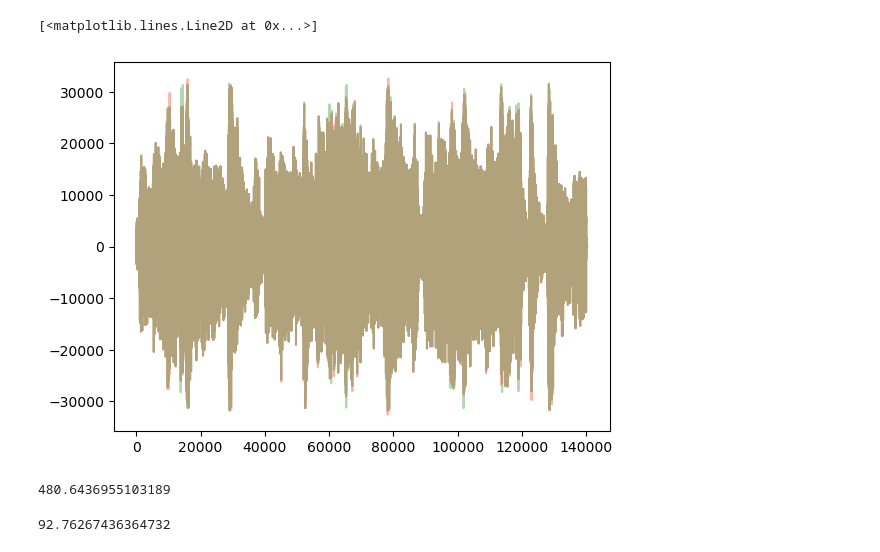
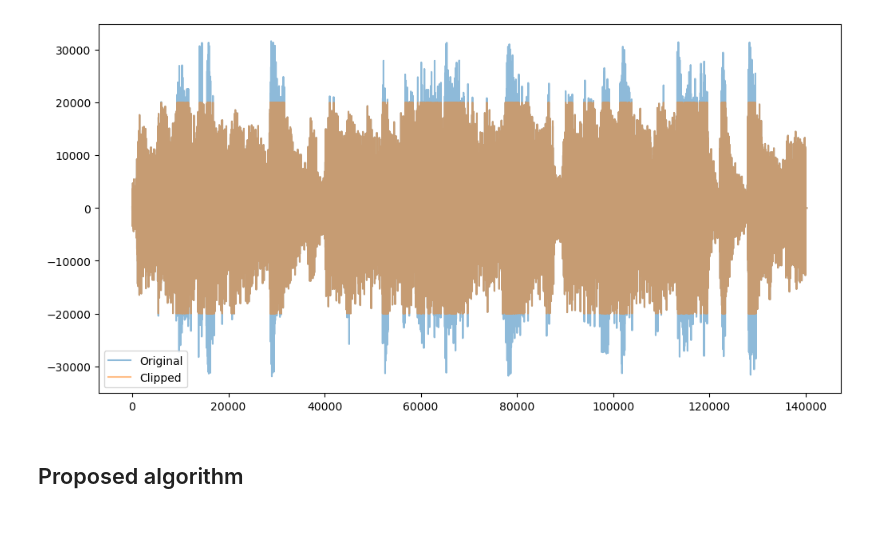
Before and after one commit to diegotg2000/SignalProcessing, a Jupyter notebook: Project/project.ipynb, the cells around one changed output. Saved outputs shown, nothing was run; the diff lists cells and outputs as text; code cells hidden in the pictures; blank space fills up the shorter version.

```diff
--- a/Project/project.ipynb
+++ b/Project/project.ipynb
@@ -92,6 +49,0 @@ declipped = Phi(alpha)
-# %%
-plt.plot(declipped, c='red', alpha=0.3)
-plt.plot(ext_music, c='green', alpha=0.3)
-# %% [output]
-[<matplotlib.lines.Line2D at 0x...>]
-[figure, removed]
@@ -100,8 +50,11 @@ from sklearn.metrics import mean_squared_error
-# %%
-mean_squared_error(ext_music, clipped_music, squared=False)
-# %% [output]
-480.6436955103189
-# %%
-mean_squared_error(ext_music, declipped, squared=False)
-# %% [output]
-92.76267436364732
+# %%
+plt.figure(figsize=(12, 6))
+plt.plot(ext_music, label='Original', alpha=0.5)
+plt.plot(clipped_music, label='Clipped', alpha=0.5)
+
+plt.legend()
+plt.show()
+# %% [output]
+[figure, added]
+# %% [markdown]
+## Proposed algorithm
```
Also changed, not shown: parts of 43 cells of this notebook.
